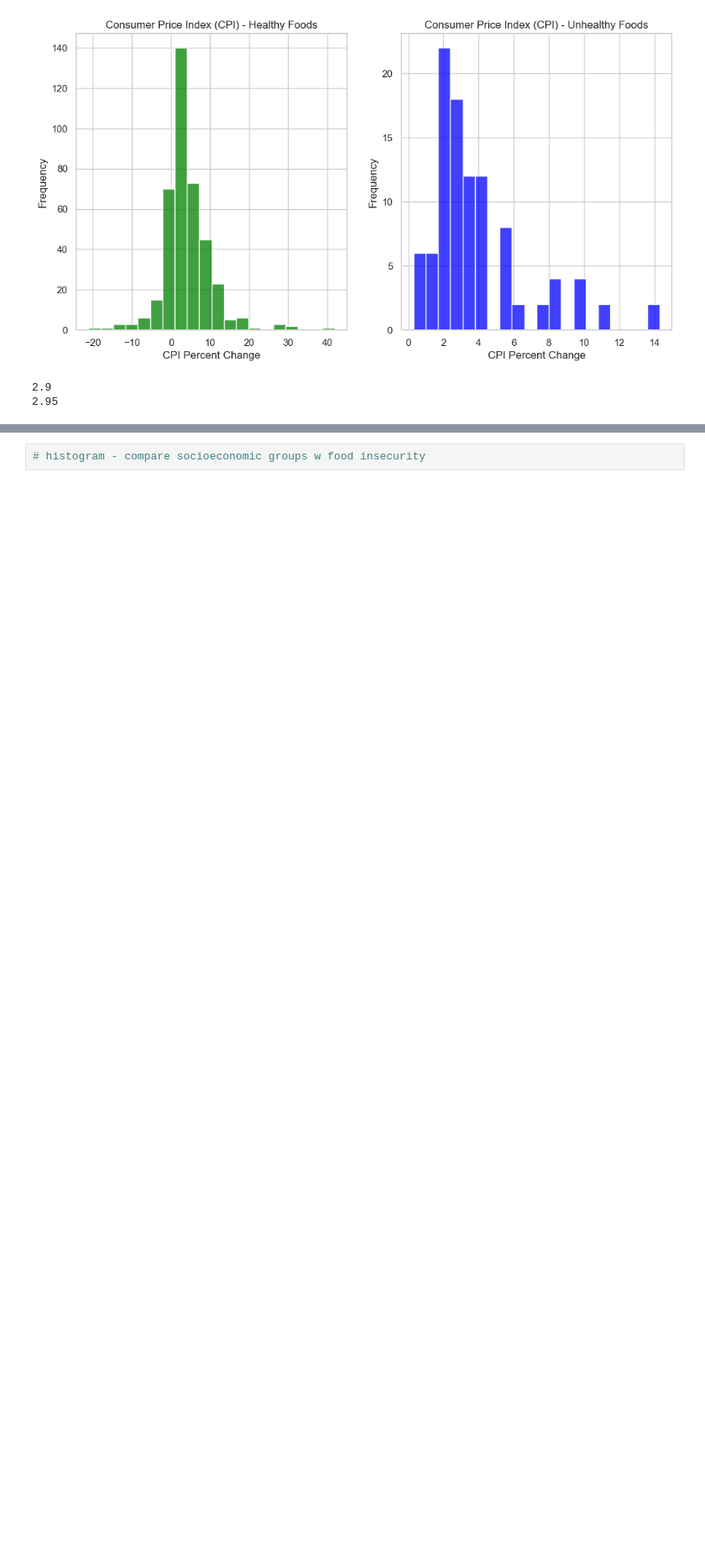
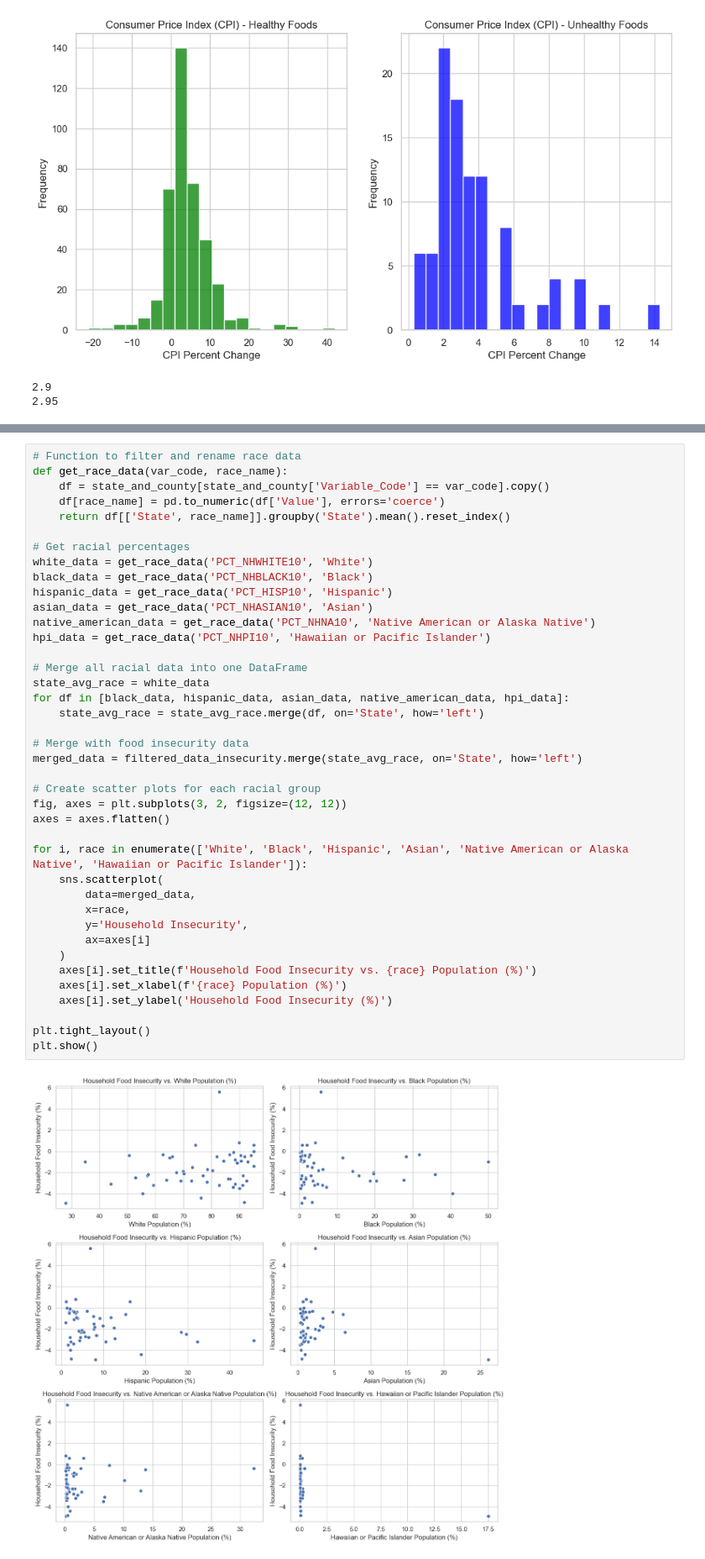
Before and after one commit to eva163x/food-insecurity-analysis, a Jupyter notebook: CS216_Project.ipynb, the cells around one changed output, grey strips where cells are left out. Shown at 84% size. Cells and saved outputs as stored; diff of their text form; blank space fills up the shorter version.

```diff
--- a/CS216_Project.ipynb
+++ b/CS216_Project.ipynb
@@ -448,2 +434,42 @@ plt.show()
 # %%
-# histogram - compare socioeconomic groups w food insecurity
+# Function to filter and rename race data
+def get_race_data(var_code, race_name):
+    df = state_and_county[state_and_county['Variable_Code'] == var_code].copy()
+    df[race_name] = pd.to_numeric(df['Value'], errors='coerce')
+    return df[['State', race_name]].groupby('State').mean().reset_index()
+
+# Get racial percentages
+white_data = get_race_data('PCT_NHWHITE10', 'White')
+black_data = get_race_data('PCT_NHBLACK10', 'Black')
+hispanic_data = get_race_data('PCT_HISP10', 'Hispanic')
+asian_data = get_race_data('PCT_NHASIAN10', 'Asian')
+native_american_data = get_race_data('PCT_NHNA10', 'Native American or Alaska Native')
+hpi_data = get_race_data('PCT_NHPI10', 'Hawaiian or Pacific Islander')
+
+# Merge all racial data into one DataFrame
+state_avg_race = white_data
+for df in [black_data, hispanic_data, asian_data, native_american_data, hpi_data]:
+    state_avg_race = state_avg_race.merge(df, on='State', how='left')
+
+# Merge with food insecurity data
+merged_data = filtered_data_insecurity.merge(state_avg_race, on='State', how='left')
+
+# Create scatter plots for each racial group
+fig, axes = plt.subplots(3, 2, figsize=(12, 12))
+axes = axes.flatten()
+
+for i, race in enumerate(['White', 'Black', 'Hispanic', 'Asian', 'Native American or Alaska Native', 'Hawaiian or Pacific Islander']):
+    sns.scatterplot(
+        data=merged_data,
+        x=race,
+        y='Household Insecurity',
+        ax=axes[i]
+    )
+    axes[i].set_title(f'Household Food Insecurity vs. {race} Population (%)')
+    axes[i].set_xlabel(f'{race} Population (%)')
+    axes[i].set_ylabel('Household Food Insecurity (%)')
+
+plt.tight_layout()
+plt.show()
+# %% [output]
+[figure, added]
```
Also changed, not shown: parts of 5 cells of this notebook.
